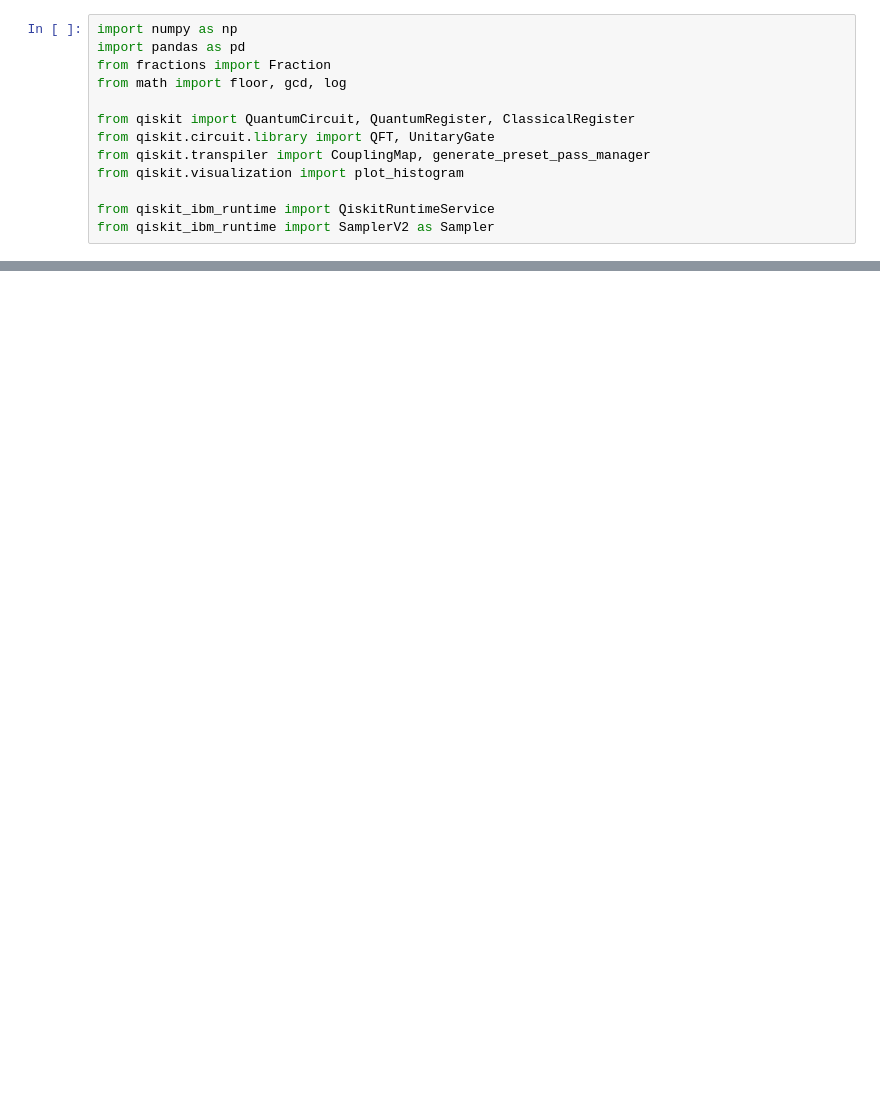
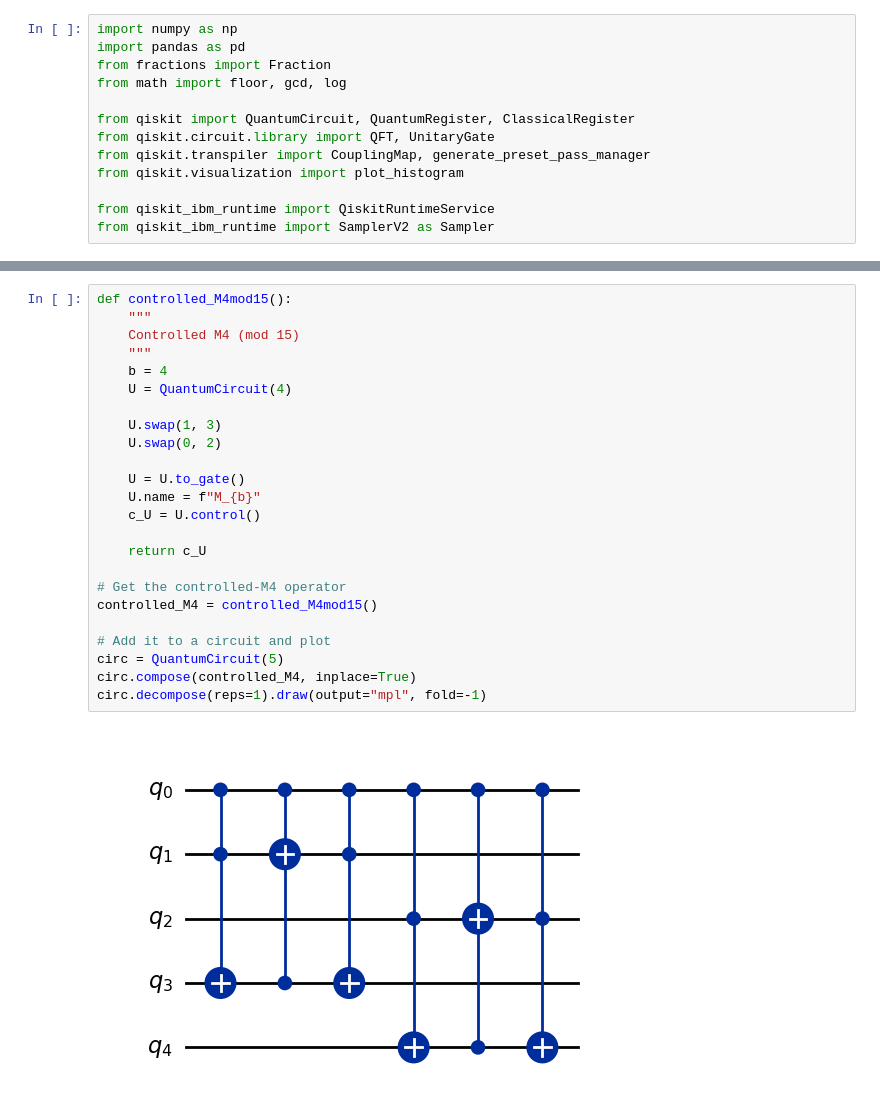
Before and after one commit to rhit-lucasja/shors-dlp, a Jupyter notebook: shorfac.ipynb, the cells around one changed output, grey strips where cells are left out. Cells and saved outputs as stored; diff of their text form; blank space fills up the shorter version.

```diff
--- a/shorfac.ipynb
+++ b/shorfac.ipynb
@@ -60,0 +110,26 @@ circ.decompose(reps=1).draw(output="mpl", fold=-1)
+# %%
+def controlled_M4mod15():
+    """
+    Controlled M4 (mod 15)
+    """
+    b = 4
+    U = QuantumCircuit(4)
+
+    U.swap(1, 3)
+    U.swap(0, 2)
+
+    U = U.to_gate()
+    U.name = f"M_{b}"
+    c_U = U.control()
+
+    return c_U
+
+# Get the controlled-M4 operator
+controlled_M4 = controlled_M4mod15()
+
+# Add it to a circuit and plot
+circ = QuantumCircuit(5)
+circ.compose(controlled_M4, inplace=True)
+circ.decompose(reps=1).draw(output="mpl", fold=-1)
+# %% [output]
+[figure, added]
```
Also changed, not shown: parts of 10 cells of this notebook.
